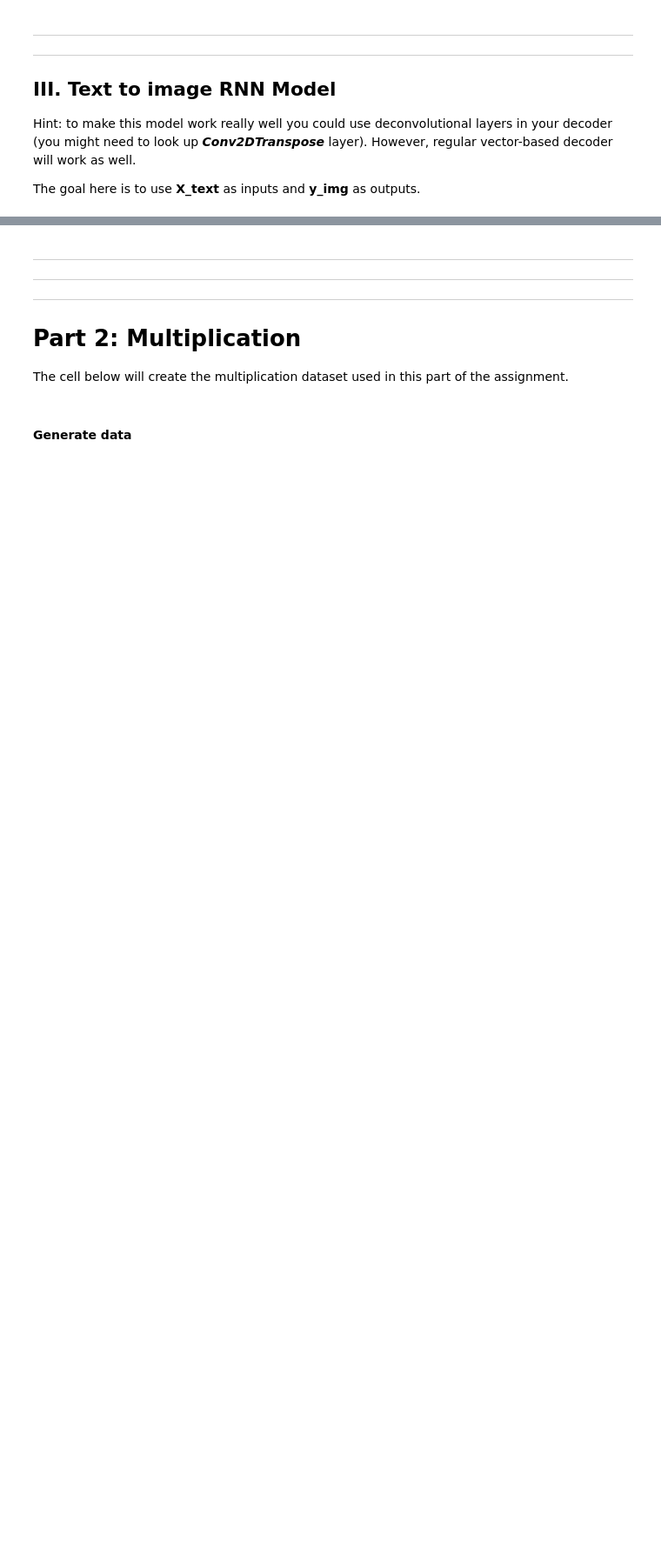
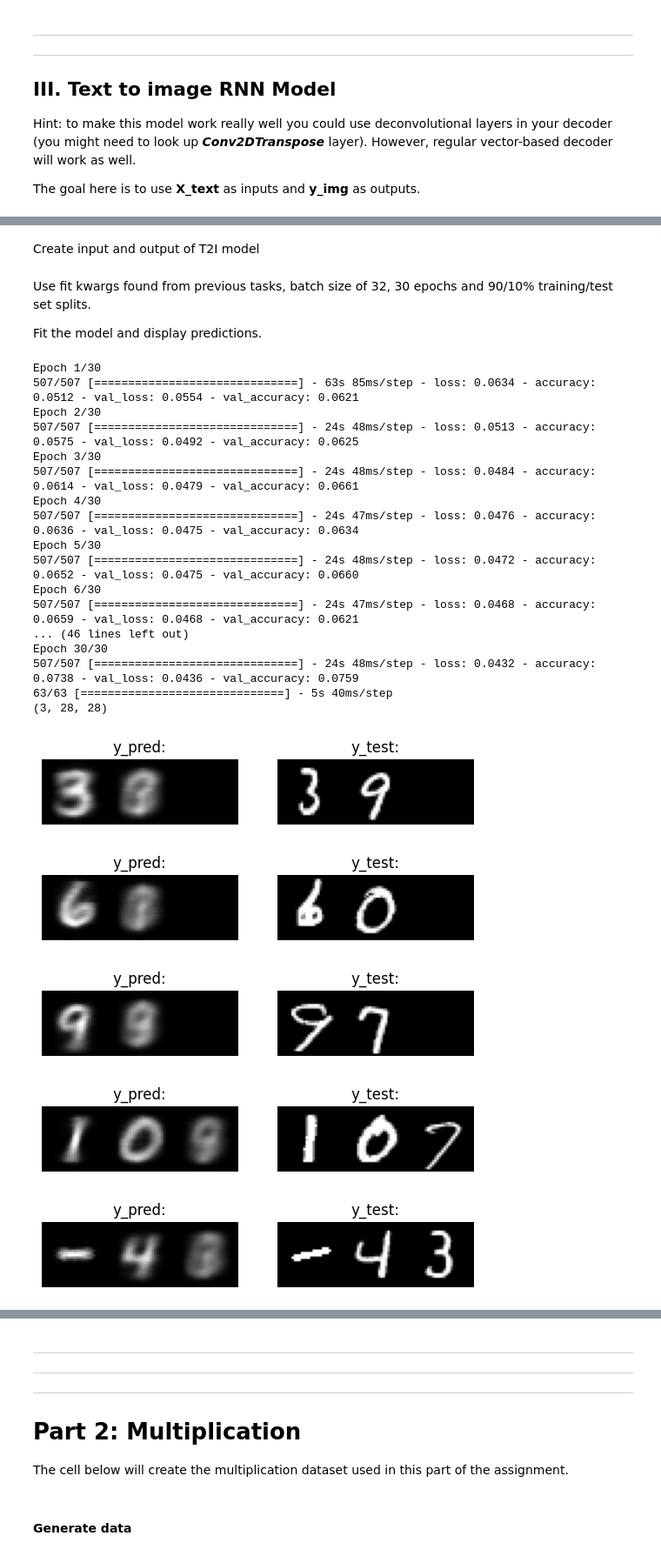
Before and after one commit to Spijkerberg/IDL-A2, a Jupyter notebook: individual_solns/A2_RNNs_colin.ipynb, the cells around one changed output, grey strips where cells are left out. Shown at 87% size. Saved outputs shown, nothing was run; the diff lists cells and outputs as text; code cells hidden in the pictures; blank space fills up the shorter version.

```diff
--- a/individual_solns/A2_RNNs_colin.ipynb
+++ b/individual_solns/A2_RNNs_colin.ipynb
@@ -1164,0 +1290,2 @@ The goal here is to use **X_text** as inputs and **y_img** as outputs.
+# %%
+model = build_text2img_model(arch=4,num_encode_layers = 2, num_decode_layers = 1,show_summary=True)
@@ -1164,0 +1310,66 @@ The goal here is to use **X_text** as inputs and **y_img** as outputs.
+# %% [markdown]
+Create input and output of T2I model
+# %%
+inputs = X_text_onehot
+outputs = y_img
+state = np.random.randint(1000000)
+X_train, X_test, y_train, y_test = train_test_split(inputs, outputs, train_size=float(0.9),random_state=state)
+X_train_img, X_test_img, y_train_onehot, y_test_onehot = train_test_split(X_img, y_text_onehot, train_size=float(0.9),random_state=state)
+# %% [markdown]
+Use fit kwargs found from previous tasks, batch size of 32, 30 epochs and 90/10% training/test set splits.
+
+Fit the model and display predictions.
+# %%
+fit_kwargs = {
+        'batch_size': 32,
+        'validation_split': 0.1,
+        'epochs': 30,
+        }
+
+metrics = ['accuracy']
+
+train_score = [np.nan]*(len(metrics)+1)
+test_score = [np.nan]*(len(metrics)+1)
+inputs = X_text_onehot
+outputs = y_img
+
+with strategy.scope():
+    model = build_text2img_model(arch=4,num_encode_layers = 2, num_decode_layers = 1,show_summary=False)
+    model.fit(X_train, y_train, **fit_kwargs, verbose=1)
+    pred = model.predict(X_test) # approximation of y_test
+
+def display_sample_prediction(n):
+    labels = ['y_pred:', 'y_test:']
+    for j, data in enumerate([pred, y_test]):
+        plt.subplot(1,2,j+1)
+        plt.axis('off')
+        plt.title(labels[j])
+        plt.imshow(np.hstack(data[n]), cmap='gray')
+    plt.show()
+
+print(pred[0].shape)
+for i in range(5):
+  display_sample_prediction(i)
+# %% [output]
+Epoch 1/30
+507/507 [==============================] - 63s 85ms/step - loss: 0.0634 - accuracy: 0.0512 - val_loss: 0.0554 - val_accuracy: 0.0621
+Epoch 2/30
+507/507 [==============================] - 24s 48ms/step - loss: 0.0513 - accuracy: 0.0575 - val_loss: 0.0492 - val_accuracy: 0.0625
+Epoch 3/30
+507/507 [==============================] - 24s 48ms/step - loss: 0.0484 - accuracy: 0.0614 - val_loss: 0.0479 - val_accuracy: 0.0661
+Epoch 4/30
+507/507 [==============================] - 24s 47ms/step - loss: 0.0476 - accuracy: 0.0636 - val_loss: 0.0475 - val_accuracy: 0.0634
+Epoch 5/30
+507/507 [==============================] - 24s 48ms/step - loss: 0.0472 - accuracy: 0.0652 - val_loss: 0.0475 - val_accuracy: 0.0660
+Epoch 6/30
+507/507 [==============================] - 24s 47ms/step - loss: 0.0468 - accuracy: 0.0659 - val_loss: 0.0468 - val_accuracy: 0.0621
+... (46 lines left out)
+Epoch 30/30
+507/507 [==============================] - 24s 48ms/step - loss: 0.0432 - accuracy: 0.0738 - val_loss: 0.0436 - val_accuracy: 0.0759
+63/63 [==============================] - 5s 40ms/step
+(3, 28, 28)
+[figure, added]
+[figure, added]
+[figure, added]
+[figure, added]
+[figure, added]
```
Also changed, not shown: parts of 32 cells of this notebook.
